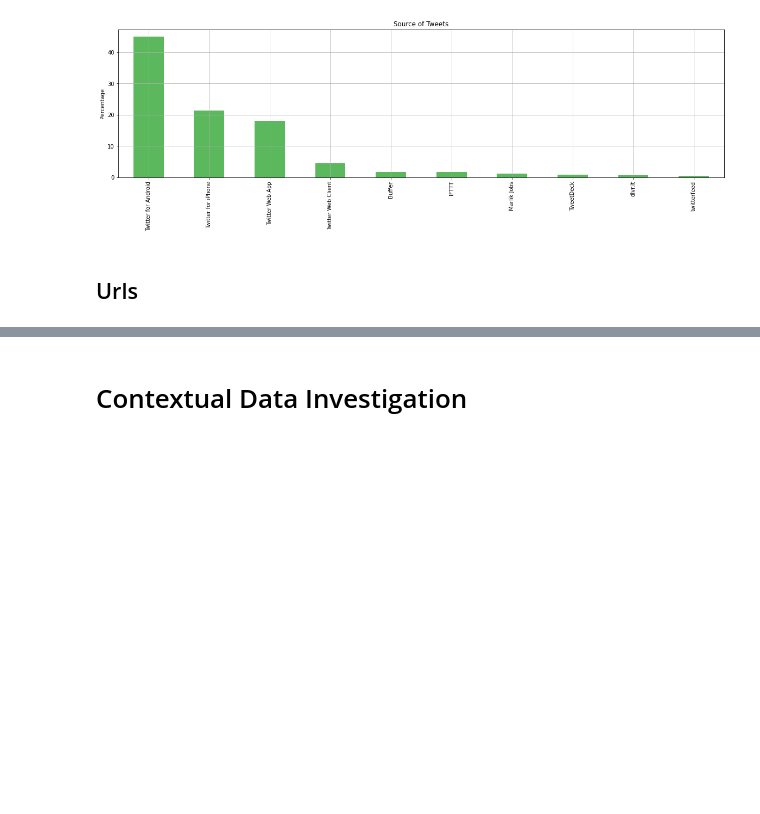
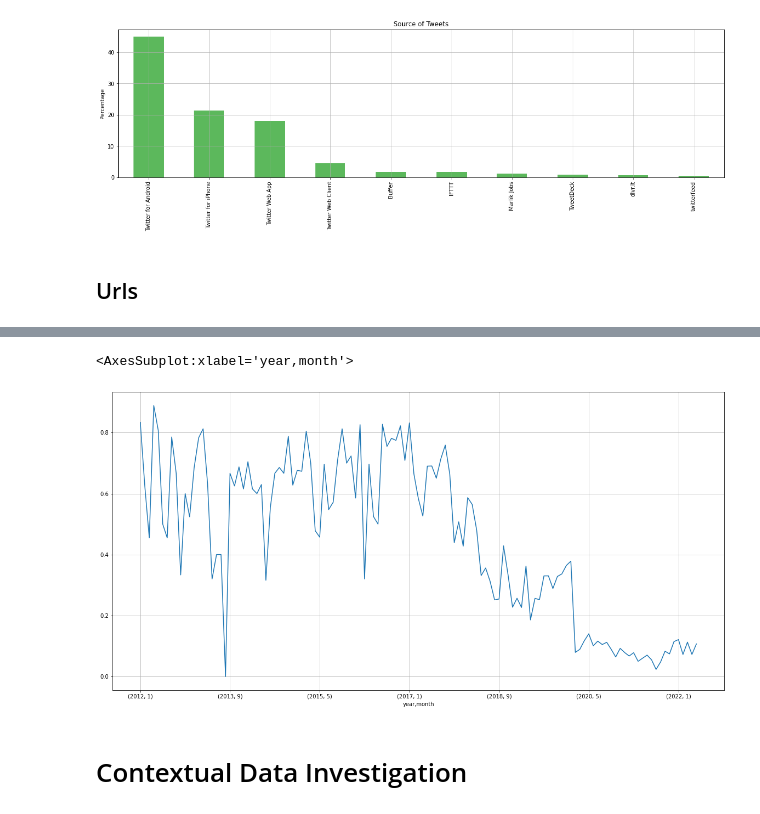
Before and after one commit to tahaShm/remote-work-twitter-analysis, a Jupyter notebook: notebooks/3-EDA.ipynb, the cells around one changed output, grey strips where cells are left out. Saved outputs shown, nothing was run; the diff lists cells and outputs as text; code cells hidden in the pictures; blank space fills up the shorter version.

Commit message:
url distribution over time added

```diff
--- a/notebooks/3-EDA.ipynb
+++ b/notebooks/3-EDA.ipynb
@@ -400,3 +400,7 @@ source_categories.plot(kind='bar', figsize=(20,5), title='Source of Tweets', yla
 [figure]
 # %% [markdown]
 ## Urls
+# %%
+tweets_df['urls'] = tweets_df['urls'].progress_apply(lambda urls: get_list_value(urls))
+tweets_df['urls_len'] = tweets_df['urls'].progress_apply(lambda urls: len(urls))
+tweets_df.head()
@@ -403,3 +415,18 @@ source_categories.plot(kind='bar', figsize=(20,5), title='Source of Tweets', yla
+# %%
+tweets_df['year'] = tweets_df['created_at_x'].progress_apply(lambda d: d.year)
+tweets_df['month'] = tweets_df['created_at_x'].progress_apply(lambda d: d.month)
+# %%
+tweets_per_month = tweets_df.groupby(['year', 'month']).count()['tweet']
+
+url_rate_per_month = tweets_df.groupby(['year', 'month'])['urls_len'].sum() / tweets_per_month
+url_rate_per_month
+url_rate_per_month.plot(figsize=(20, 10), grid=True)
+#     axes[i].set_title('Relative Percentage of ' + col + ' Tweets over Time')
+#     axes[i].set_xlabel('')
+#     axes[i].set_ylabel('Percentage')
+# %% [output]
+<AxesSubplot:xlabel='year,month'>
+[figure, added]
 # %% [markdown]
 # Contextual Data Investigation
 # %% [markdown]
```
Also changed, not shown: parts of 1 cell of this notebook.
